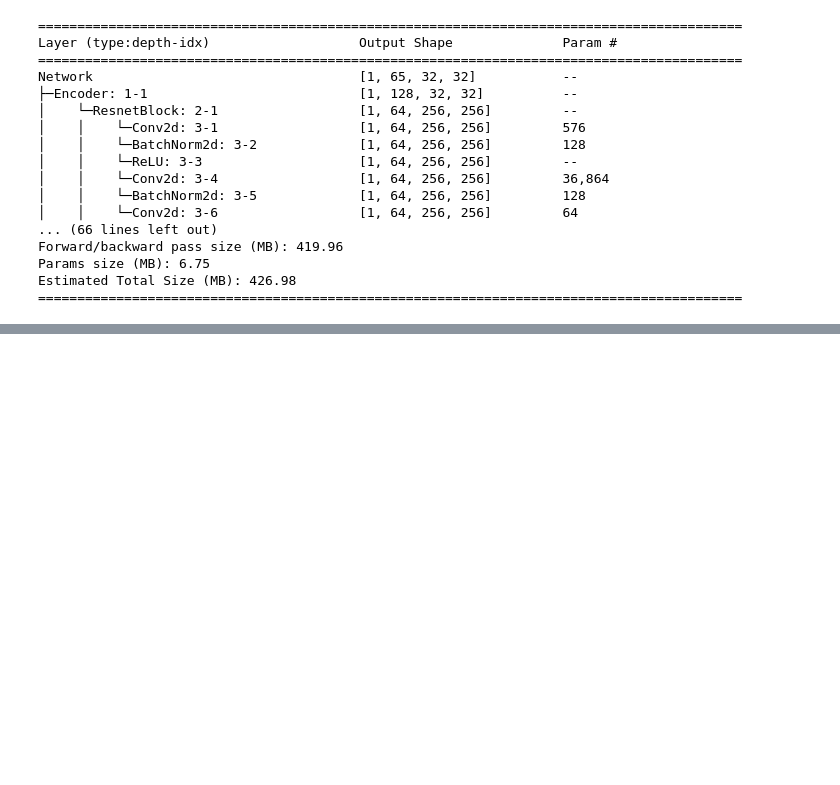
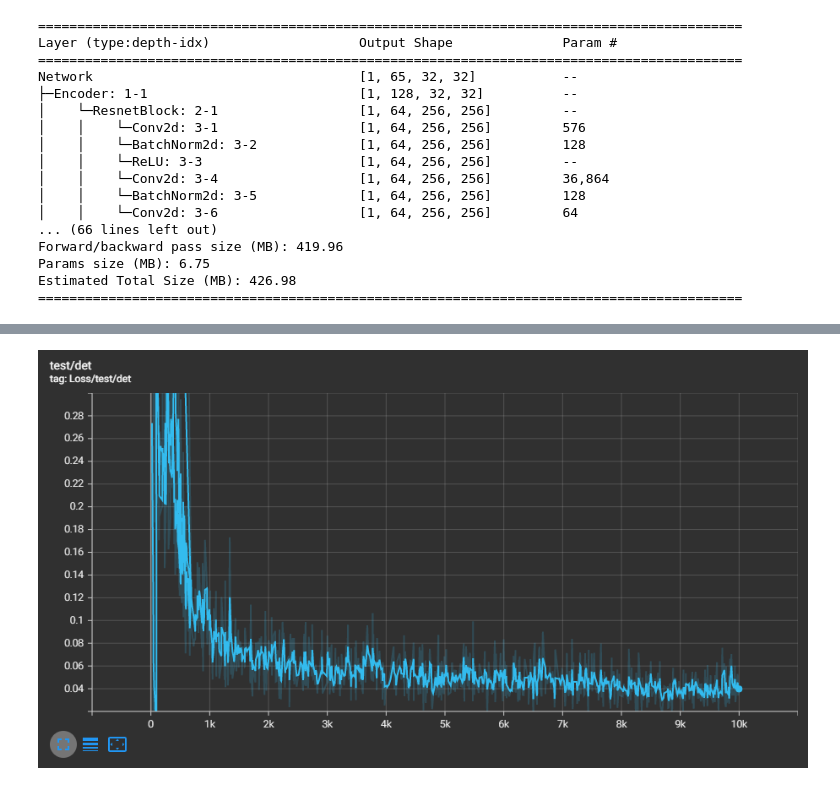
Before and after one commit to vstevanoska/point_detection, a Jupyter notebook: detekcija_tock.ipynb, the cells around one changed output, grey strips where cells are left out. Saved outputs shown, nothing was run; the diff lists cells and outputs as text; code cells hidden in the pictures; blank space fills up the shorter version.

```diff
--- a/detekcija_tock.ipynb
+++ b/detekcija_tock.ipynb
@@ -882,0 +942,4 @@ def reshape_to_original_size():
+# %%
+Image(filename='test_det.png')
+# %% [output]
+[figure, added]
```
Also changed, not shown: parts of 19 cells of this notebook, 11 other files.
